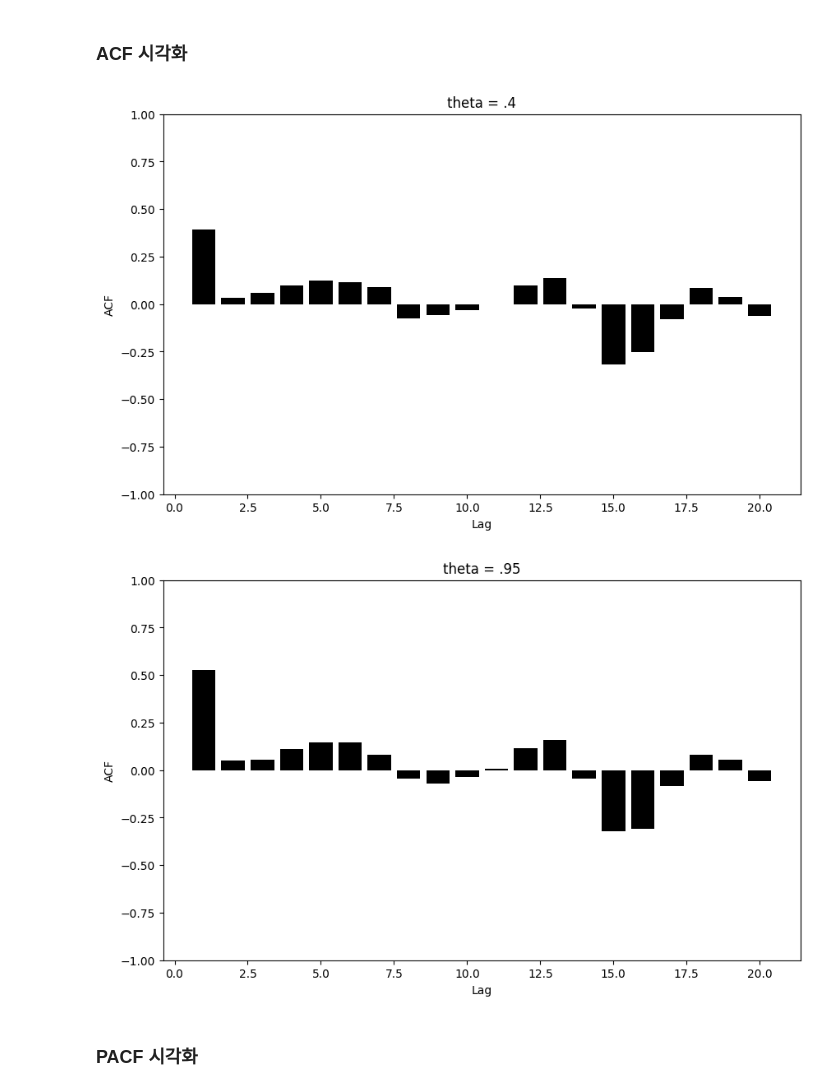
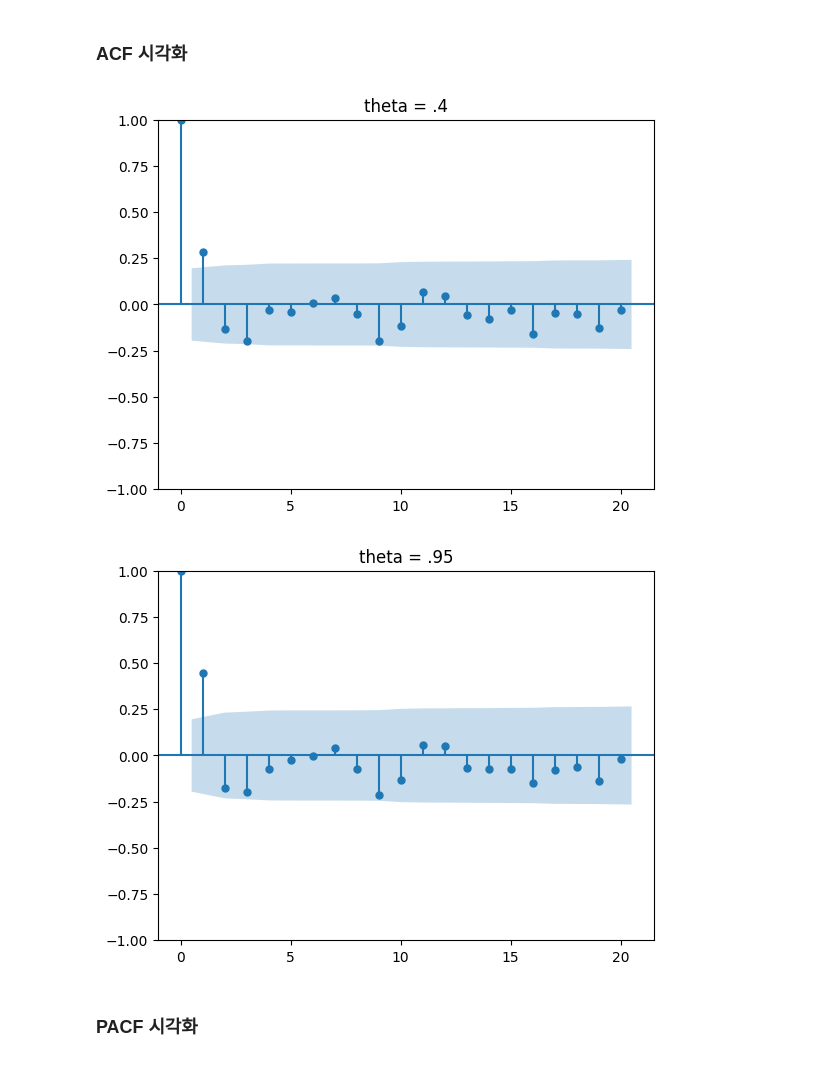
Before and after one commit to safeai-snu/Econometrics, a Jupyter notebook: Ch3.2.ARIMA.ipynb, the cells around one changed output. Saved outputs shown, nothing was run; the diff lists cells and outputs as text; code cells hidden in the pictures.

```diff
--- a/Ch3.2.ARIMA.ipynb
+++ b/Ch3.2.ARIMA.ipynb
@@ -248,11 +434,17 @@ plt.show()
 # %% [markdown]
 ### ACF 시각화
 # %%
-show_ACF(ex_MA2_1, "theta = .4", start=1)
-show_ACF(ex_MA2_2, "theta = .95", start=1)
+#ACF 자동 생성
+plot_acf(ex_MA2_1)
+plt.title('theta = .4')
+plt.show()
+
+plot_acf(ex_MA2_2)
+plt.title('theta = .95')
+plt.show()
 # %% [output]
-[figure, old version]
+[figure, new version]
-[figure, old version]
+[figure, new version]
 # %% [markdown]
 ### PACF 시각화
 # %%
```
Also changed, not shown: parts of 106 cells of this notebook, 29 other files.
